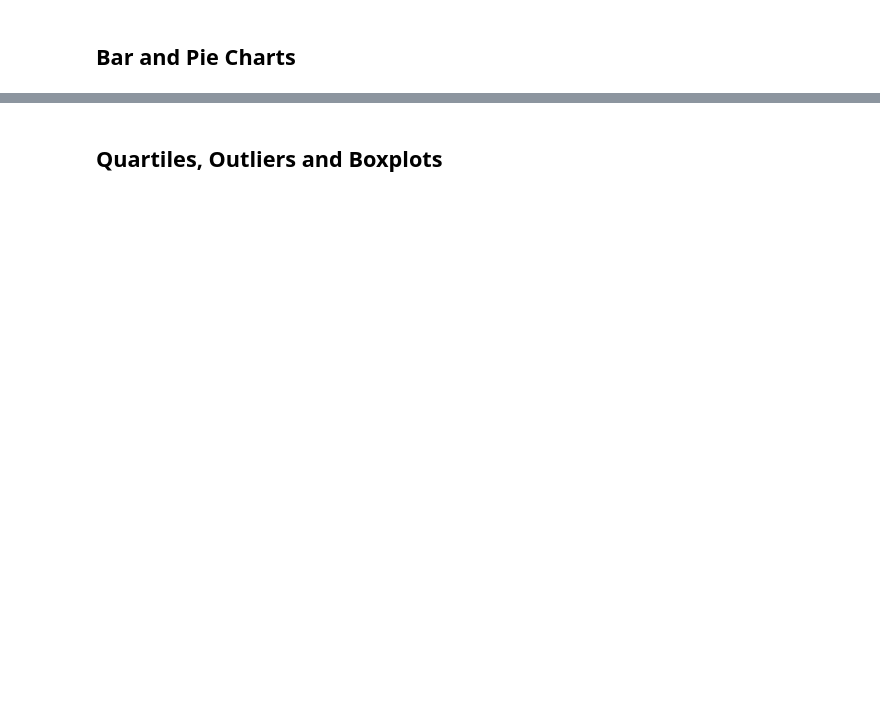
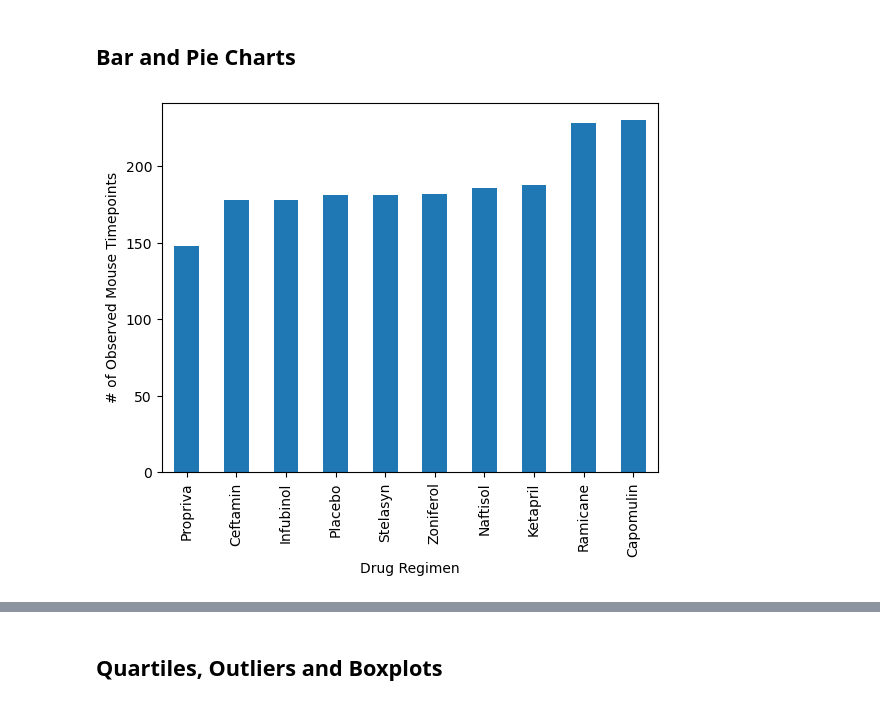
Before and after one commit to RPF35/Matplotlib_Challenge-, a Jupyter notebook: data/pymaceuticals_starter.ipynb, the cells around one changed output, grey strips where cells are left out. Drawn from its saved outputs; the diff is of its cells as text; code cells hidden in the pictures; blank space fills up the shorter version.

```diff
--- a/data/pymaceuticals_starter.ipynb
+++ b/data/pymaceuticals_starter.ipynb
@@ -104,20 +171,22 @@ ss_dfa
 # %%
 # Generate a bar plot showing the total number of rows (Mouse ID/Timepoints) for each drug regimen using Pandas.
 
 pandas_DR = combined_data_clean.groupby('Drug Regimen')['Mouse ID'].count()
 
 # Sort the data by count
-pandas_DR_sorted = gd_DR.sort_values()
+pandas_DR_sorted = pandas_DR.sort_values()
 
 # Create a bar plot
 pandas_DR_sorted.plot(kind='bar')
 
 # Set the axis labels
 plt.xlabel('Drug Regimen')
 plt.ylabel('# of Observed Mouse Timepoints')
 
 # Show the plot
 plt.show()
+# %% [output]
+[figure, added]
 # %%
 # Generate a bar plot showing the total number of rows (Mouse ID/Timepoints) for each drug regimen using pyplot.
 pyplot_DR = combined_data_clean.groupby('Drug Regimen')['Mouse ID'].count()
```
Also changed, not shown: parts of 26 cells of this notebook.
